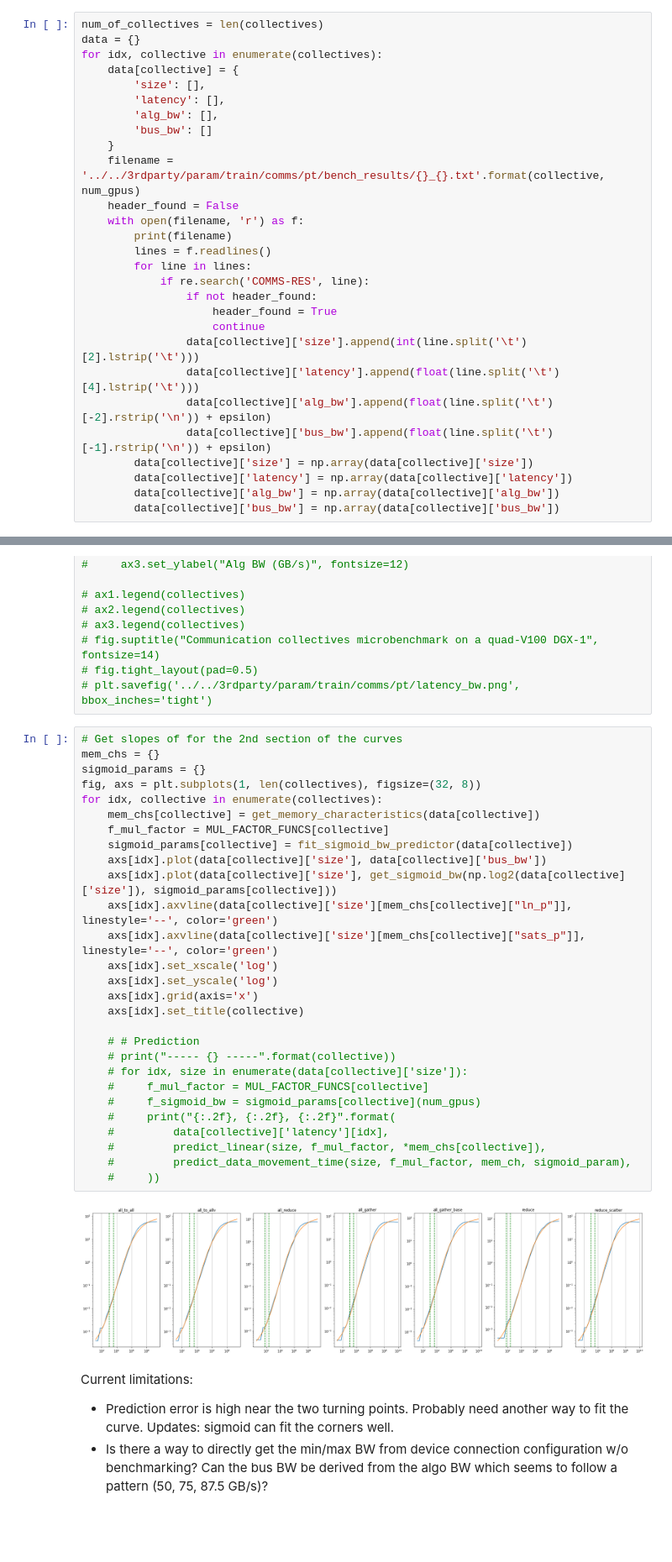
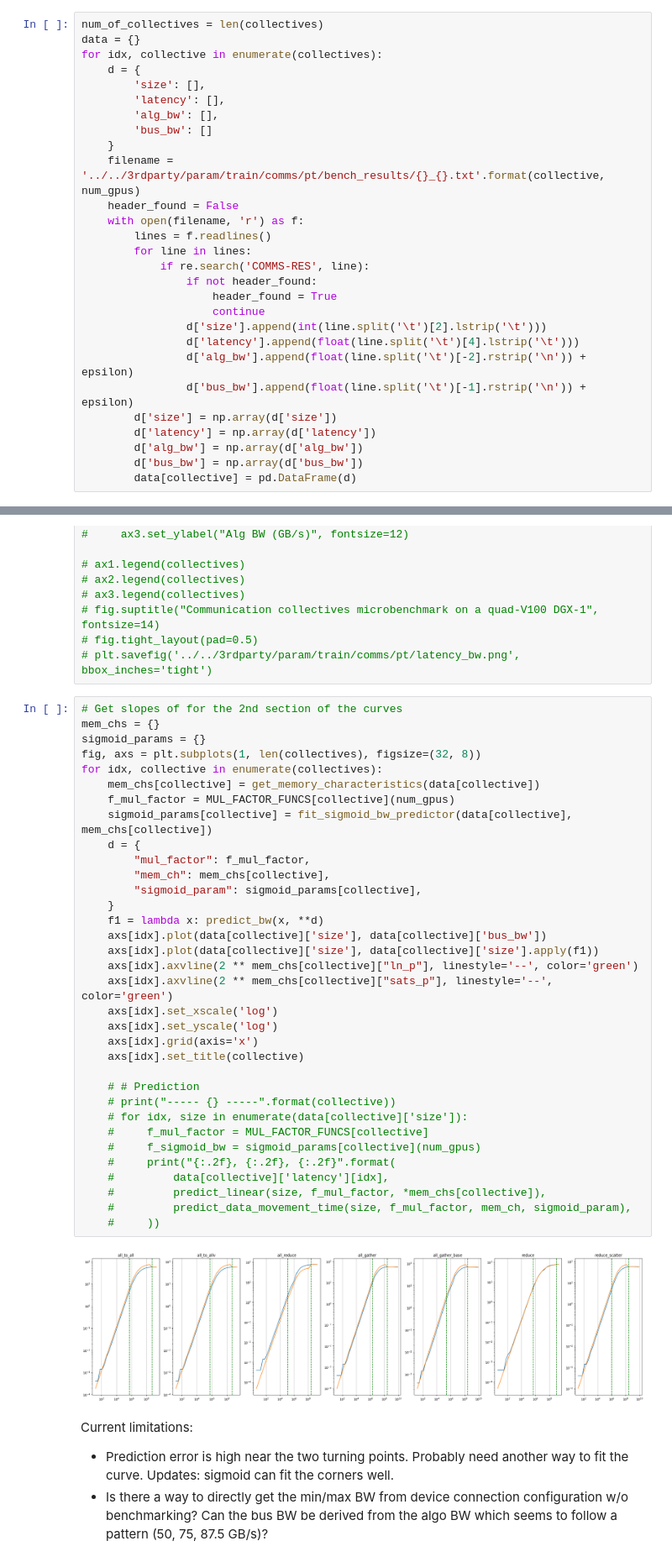
Before and after one commit to owensgroup/ml_perf_model, a Jupyter notebook: analysis/notebooks/comm_bench.ipynb, the cells around one changed output, grey strips where cells are left out. Shown at 84% size. Drawn from its saved outputs; the diff is of its cells as text; blank space fills up the shorter version.

```diff
--- a/analysis/notebooks/comm_bench.ipynb
+++ b/analysis/notebooks/comm_bench.ipynb
@@ -19,7 +19,7 @@ collectives = ['all_to_all', 'all_to_allv', 'all_reduce', 'all_gather', 'all_gat
 num_of_collectives = len(collectives)
 data = {}
 for idx, collective in enumerate(collectives):
-    data[collective] = {
+    d = {
         'size': [],
         'latency': [],
         'alg_bw': [],
@@ -28,18 +28,18 @@ for idx, collective in enumerate(collectives):
     filename = '../../3rdparty/param/train/comms/pt/bench_results/{}_{}.txt'.format(collective, num_gpus)
     header_found = False
     with open(filename, 'r') as f:
-        print(filename)
         lines = f.readlines()
         for line in lines:
             if re.search('COMMS-RES', line):
                 if not header_found:
                     header_found = True
                     continue
-                data[collective]['size'].append(int(line.split('\t')[2].lstrip('\t')))
-                data[collective]['latency'].append(float(line.split('\t')[4].lstrip('\t')))
-                data[collective]['alg_bw'].append(float(line.split('\t')[-2].rstrip('\n')) + epsilon)
-                data[collective]['bus_bw'].append(float(line.split('\t')[-1].rstrip('\n')) + epsilon)
-        data[collective]['size'] = np.array(data[collective]['size'])
-        data[collective]['latency'] = np.array(data[collective]['latency'])
-        data[collective]['alg_bw'] = np.array(data[collective]['alg_bw'])
-        data[collective]['bus_bw'] = np.array(data[collective]['bus_bw'])
+                d['size'].append(int(line.split('\t')[2].lstrip('\t')))
+                d['latency'].append(float(line.split('\t')[4].lstrip('\t')))
+                d['alg_bw'].append(float(line.split('\t')[-2].rstrip('\n')) + epsilon)
+                d['bus_bw'].append(float(line.split('\t')[-1].rstrip('\n')) + epsilon)
+        d['size'] = np.array(d['size'])
+        d['latency'] = np.array(d['latency'])
+        d['alg_bw'] = np.array(d['alg_bw'])
+        d['bus_bw'] = np.array(d['bus_bw'])
+        data[collective] = pd.DataFrame(d)
@@ -121,33 +112,39 @@ fig.tight_layout(pad=0.5)
 # %%
 # Get slopes of for the 2nd section of the curves
 mem_chs = {}
 sigmoid_params = {}
 fig, axs = plt.subplots(1, len(collectives), figsize=(32, 8))
 for idx, collective in enumerate(collectives):
     mem_chs[collective] = get_memory_characteristics(data[collective])
-    f_mul_factor = MUL_FACTOR_FUNCS[collective]
-    sigmoid_params[collective] = fit_sigmoid_bw_predictor(data[collective])
+    f_mul_factor = MUL_FACTOR_FUNCS[collective](num_gpus)
+    sigmoid_params[collective] = fit_sigmoid_bw_predictor(data[collective], mem_chs[collective])
+    d = {
+        "mul_factor": f_mul_factor,
+        "mem_ch": mem_chs[collective],
+        "sigmoid_param": sigmoid_params[collective],
+    }
+    f1 = lambda x: predict_bw(x, **d)
     axs[idx].plot(data[collective]['size'], data[collective]['bus_bw'])
-    axs[idx].plot(data[collective]['size'], get_sigmoid_bw(np.log2(data[collective]['size']), sigmoid_params[collective]))
-    axs[idx].axvline(data[collective]['size'][mem_chs[collective]["ln_p"]], linestyle='--', color='green')
-    axs[idx].axvline(data[collective]['size'][mem_chs[collective]["sats_p"]], linestyle='--', color='green')
+    axs[idx].plot(data[collective]['size'], data[collective]['size'].apply(f1))
+    axs[idx].axvline(2 ** mem_chs[collective]["ln_p"], linestyle='--', color='green')
+    axs[idx].axvline(2 ** mem_chs[collective]["sats_p"], linestyle='--', color='green')
     axs[idx].set_xscale('log')
     axs[idx].set_yscale('log')
     axs[idx].grid(axis='x')
     axs[idx].set_title(collective)
 
     # # Prediction
     # print("----- {} -----".format(collective))
     # for idx, size in enumerate(data[collective]['size']):
     #     f_mul_factor = MUL_FACTOR_FUNCS[collective]
     #     f_sigmoid_bw = sigmoid_params[collective](num_gpus)
     #     print("{:.2f}, {:.2f}, {:.2f}".format(
     #         data[collective]['latency'][idx],
     #         predict_linear(size, f_mul_factor, *mem_chs[collective]),
     #         predict_data_movement_time(size, f_mul_factor, mem_ch, sigmoid_param),
     #     ))
 # %% [output]
-[figure, old version]
+[figure, new version]
 # %% [markdown]
 Current limitations:
 - Prediction error is high near the two turning points. Probably need another way to fit the curve. Updates: sigmoid can fit the corners well.
```
Also changed, not shown: parts of 5 cells of this notebook, 3 other files.
